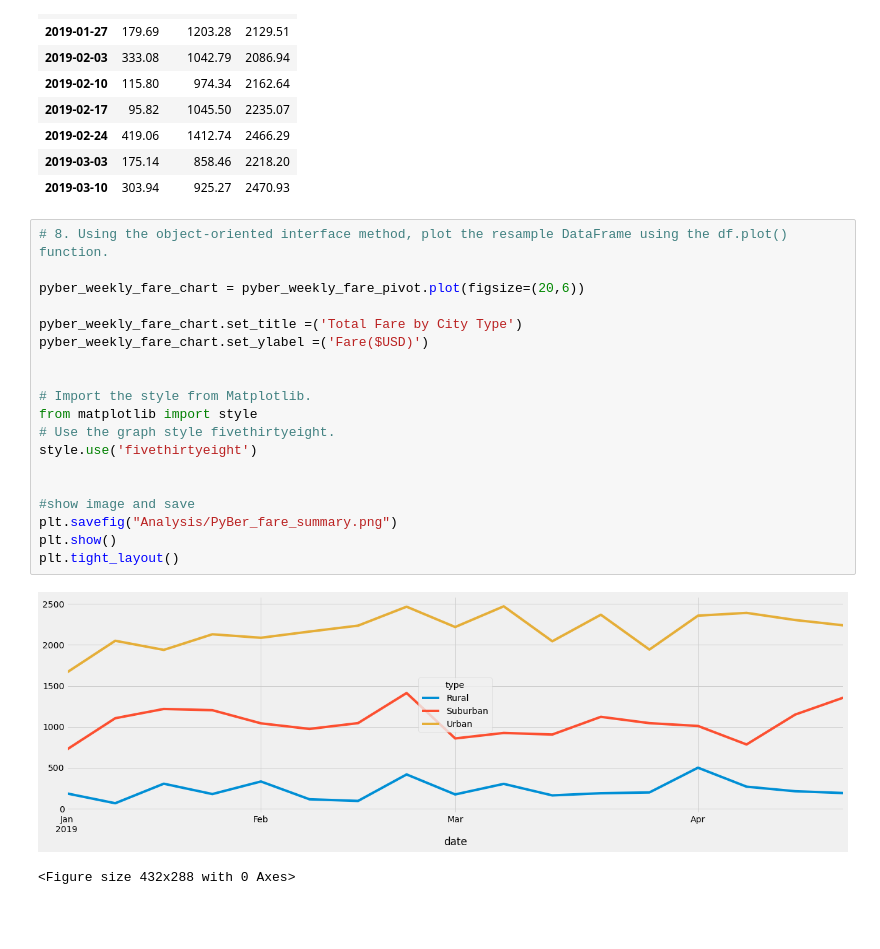
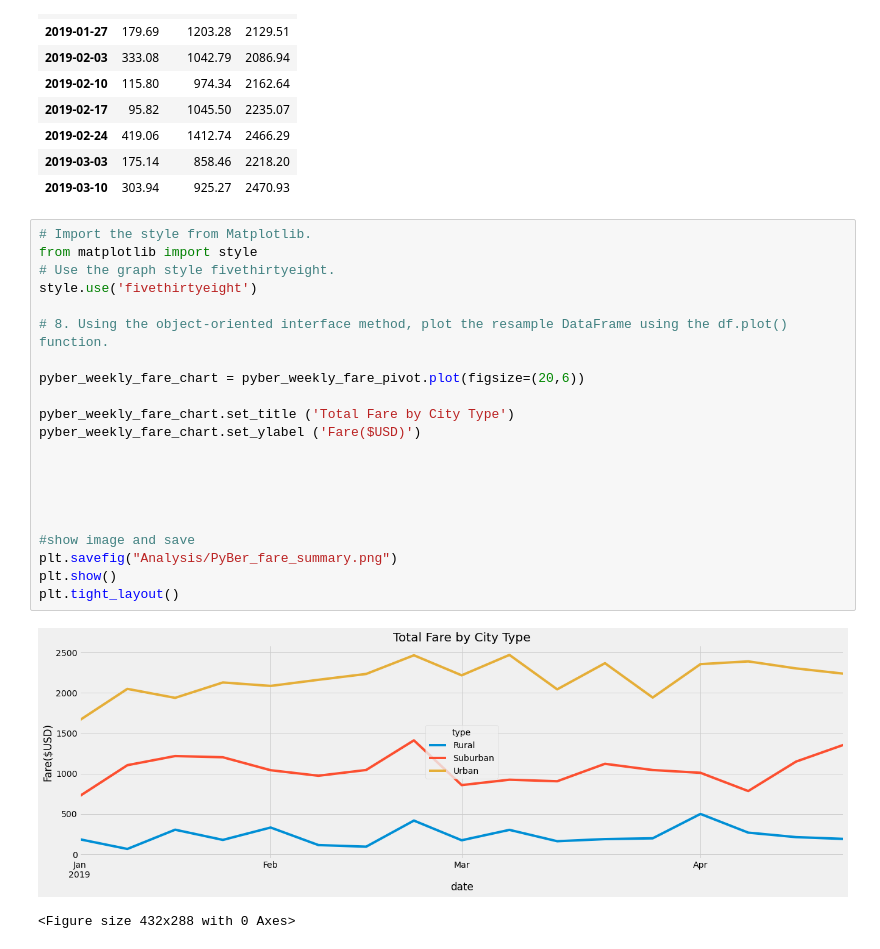
Before and after one commit to alexzhangzzf/PyBer_Analysis, a Jupyter notebook: PyBer_Challenge.ipynb, the cells around one changed output. Cells and saved outputs as stored; diff of their text form; blank space fills up the shorter version.

```diff
--- a/PyBer_Challenge.ipynb
+++ b/PyBer_Challenge.ipynb
@@ -267,24 +268,26 @@ pyber_weekly_fare_pivot.head(10)
 | 2019-03-03 | 175.14 | 858.46 | 2218.20 |
 | 2019-03-10 | 303.94 | 925.27 | 2470.93 |
 # %%
+# Import the style from Matplotlib.
+from matplotlib import style
+# Use the graph style fivethirtyeight.
+style.use('fivethirtyeight')
+
 # 8. Using the object-oriented interface method, plot the resample DataFrame using the df.plot() function.
 
 pyber_weekly_fare_chart = pyber_weekly_fare_pivot.plot(figsize=(20,6))
 
-pyber_weekly_fare_chart.set_title =('Total Fare by City Type')
-pyber_weekly_fare_chart.set_ylabel =('Fare($USD)')
+pyber_weekly_fare_chart.set_title ('Total Fare by City Type')
+pyber_weekly_fare_chart.set_ylabel ('Fare($USD)')
 
 
-# Import the style from Matplotlib.
-from matplotlib import style
-# Use the graph style fivethirtyeight.
-style.use('fivethirtyeight')
+
 
 
 #show image and save
 plt.savefig("Analysis/PyBer_fare_summary.png")
 plt.show()
 plt.tight_layout()
 # %% [output]
-[figure, old version]
+[figure, new version]
 <Figure size 432x288 with 0 Axes>
```
Also changed, not shown: parts of 1 cell of this notebook, 2 other files.
